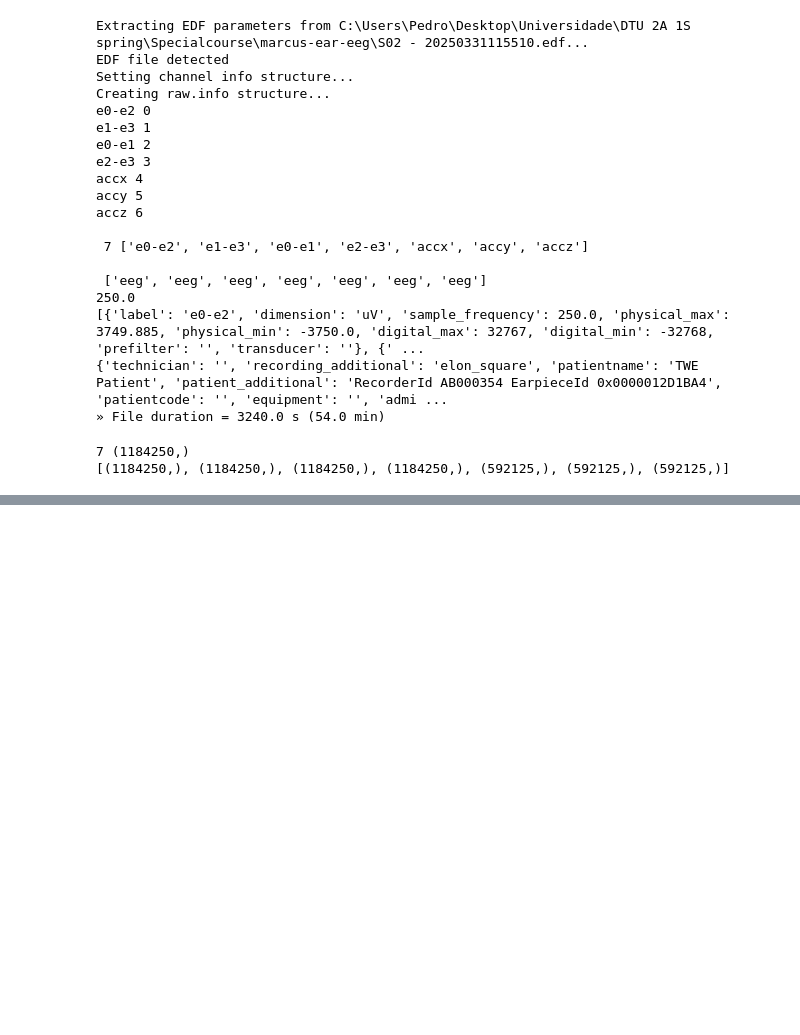
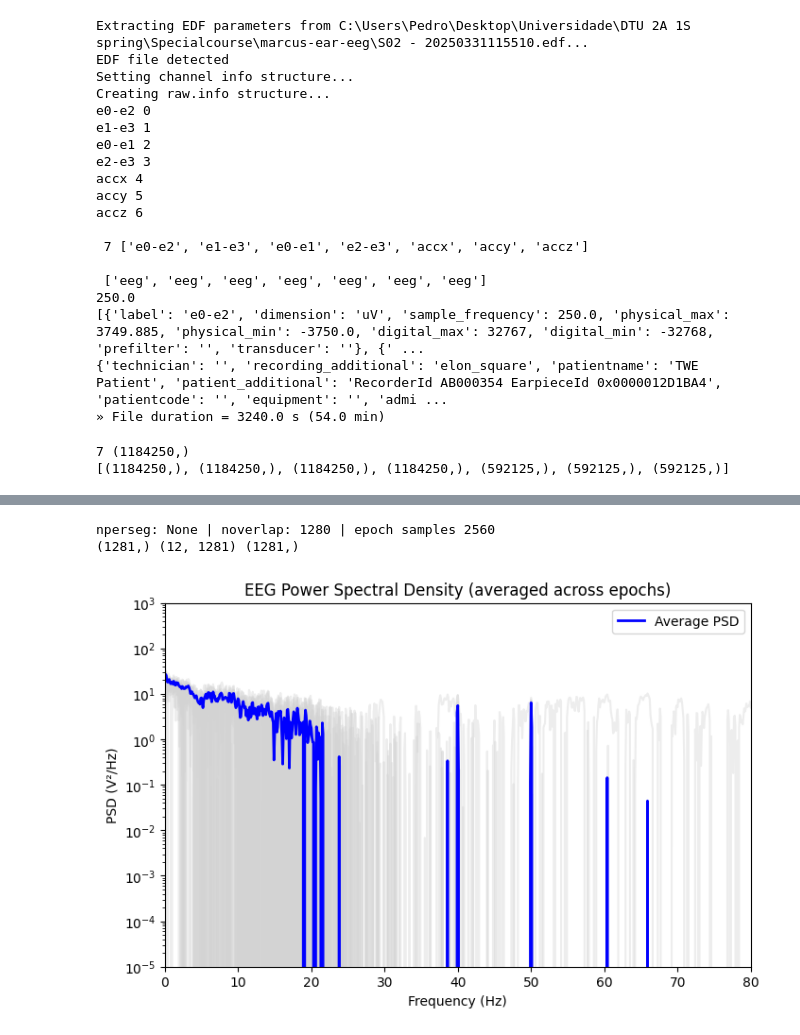
Before and after one commit to pplvieira/deep-sleep-pytorch-forked, a Jupyter notebook: analysis_pedro/readEDF.ipynb, the cells around one changed output, grey strips where cells are left out. Drawn from its saved outputs; the diff is of its cells as text; code cells hidden in the pictures; blank space fills up the shorter version.

```diff
--- a/analysis_pedro/readEDF.ipynb
+++ b/analysis_pedro/readEDF.ipynb
@@ -268,0 +559,11 @@ import sleepeegpy
+# %%
+eeg_signal = signals_trunc[9] # 8,9,26
+sfreq = 256
+freqs, psds, mean_psd = compute_epoch_psds(eeg_signal, sfreq, epoch_len=10, nperseg=None) #2.0
+print(freqs.shape, psds.shape, mean_psd.shape)
+
+plot_mean_psd(freqs, mean_psd, psds, fmax=80, dB=True) # fmax=80 fmax=sfreq/2
+# %% [output]
+nperseg: None | noverlap: 1280 | epoch samples 2560
+(1281,) (12, 1281) (1281,)
+[figure, added]
```
Also changed, not shown: parts of 23 cells of this notebook, 27 other files.
